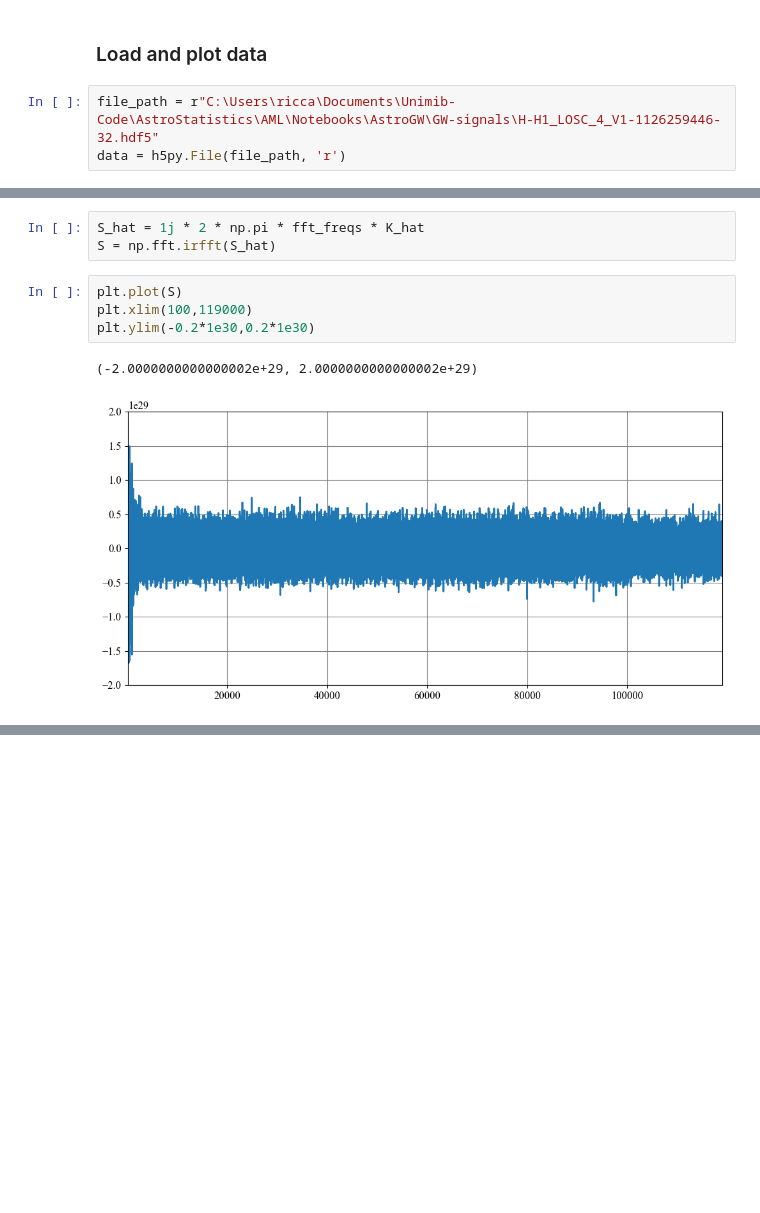
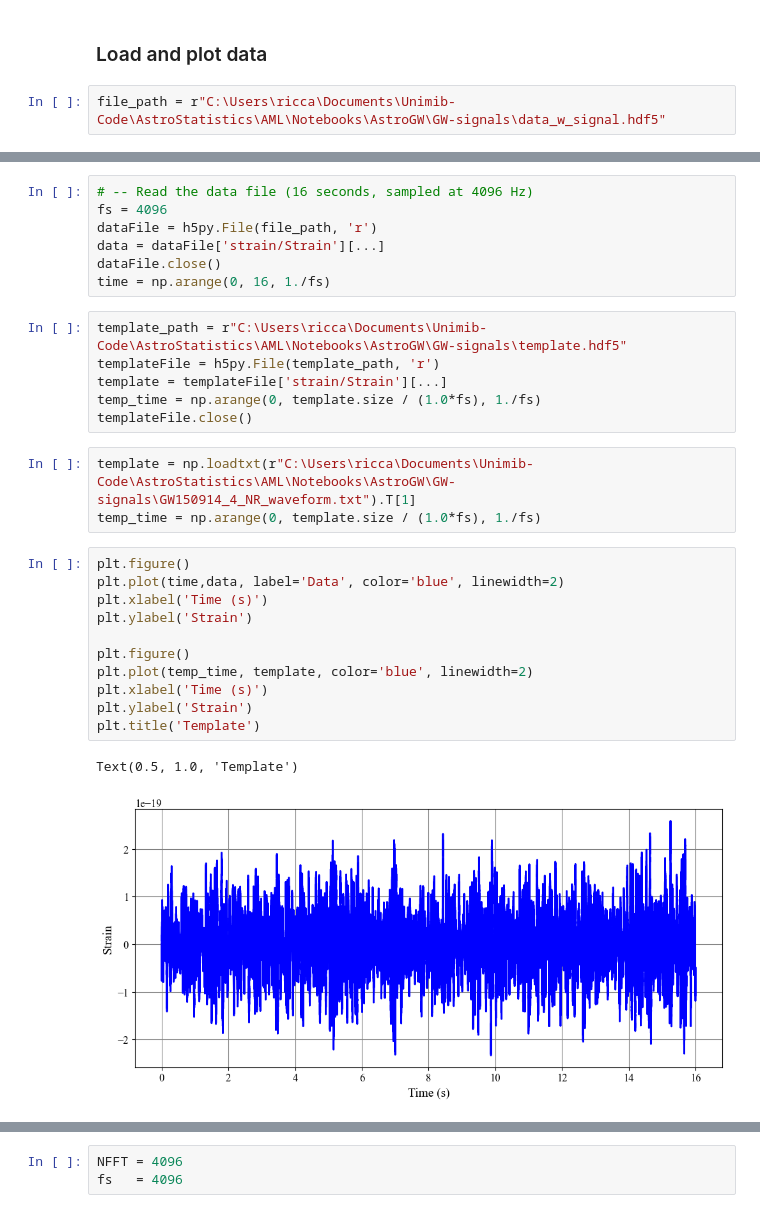
Before and after one commit to Richardforphys/AstroStatistics, a Jupyter notebook: AML/Notebooks/AstroGW/PSD.ipynb, the cells around one changed output, grey strips where cells are left out. Drawn from its saved outputs; the diff is of its cells as text; blank space fills up the shorter version.

Commit message:
Match filtering a signal

```diff
--- a/AML/Notebooks/AstroGW/PSD.ipynb
+++ b/AML/Notebooks/AstroGW/PSD.ipynb
@@ -6,5 +7,4 @@ import h5py
 # %% [markdown]
 ### Load and plot data
 # %%
-file_path = r"C:\Users\ricca\Documents\Unimib-Code\AstroStatistics\AML\Notebooks\AstroGW\GW-signals\H-H1_LOSC_4_V1-1126259446-32.hdf5"
-data = h5py.File(file_path, 'r')
+file_path = r"C:\Users\ricca\Documents\Unimib-Code\AstroStatistics\AML\Notebooks\AstroGW\GW-signals\data_w_signal.hdf5"
@@ -67,10 +11,30 @@ K = np.fft.irfft(K_hat)
-# %%
-S_hat = 1j * 2 * np.pi * fft_freqs * K_hat
-S = np.fft.irfft(S_hat)
-# %%
-plt.plot(S)
-plt.xlim(100,119000)
-plt.ylim(-0.2*1e30,0.2*1e30)
-# %% [output]
-(-2.0000000000000002e+29, 2.0000000000000002e+29)
-[figure, removed]
+# %%
+# -- Read the data file (16 seconds, sampled at 4096 Hz)
+fs = 4096
+dataFile = h5py.File(file_path, 'r')
+data = dataFile['strain/Strain'][...]
+dataFile.close()
+time = np.arange(0, 16, 1./fs)
+# %%
+template_path = r"C:\Users\ricca\Documents\Unimib-Code\AstroStatistics\AML\Notebooks\AstroGW\GW-signals\template.hdf5"
+templateFile = h5py.File(template_path, 'r')
+template = templateFile['strain/Strain'][...]
+temp_time = np.arange(0, template.size / (1.0*fs), 1./fs)
+templateFile.close()
+# %%
+template = np.loadtxt(r"C:\Users\ricca\Documents\Unimib-Code\AstroStatistics\AML\Notebooks\AstroGW\GW-signals\GW150914_4_NR_waveform.txt").T[1]
+temp_time = np.arange(0, template.size / (1.0*fs), 1./fs)
+# %%
+plt.figure()
+plt.plot(time,data, label='Data', color='blue', linewidth=2)
+plt.xlabel('Time (s)')
+plt.ylabel('Strain')
+
+plt.figure()
+plt.plot(temp_time, template, color='blue', linewidth=2)
+plt.xlabel('Time (s)')
+plt.ylabel('Strain')
+plt.title('Template')
+# %% [output]
+Text(0.5, 1.0, 'Template')
+[figure, added]
@@ -76,0 +42,3 @@ plt.ylim(-0.2*1e30,0.2*1e30)
+# %%
+NFFT = 4096
+fs   = 4096
```
Also changed, not shown: parts of 17 cells of this notebook, 5 other files.
